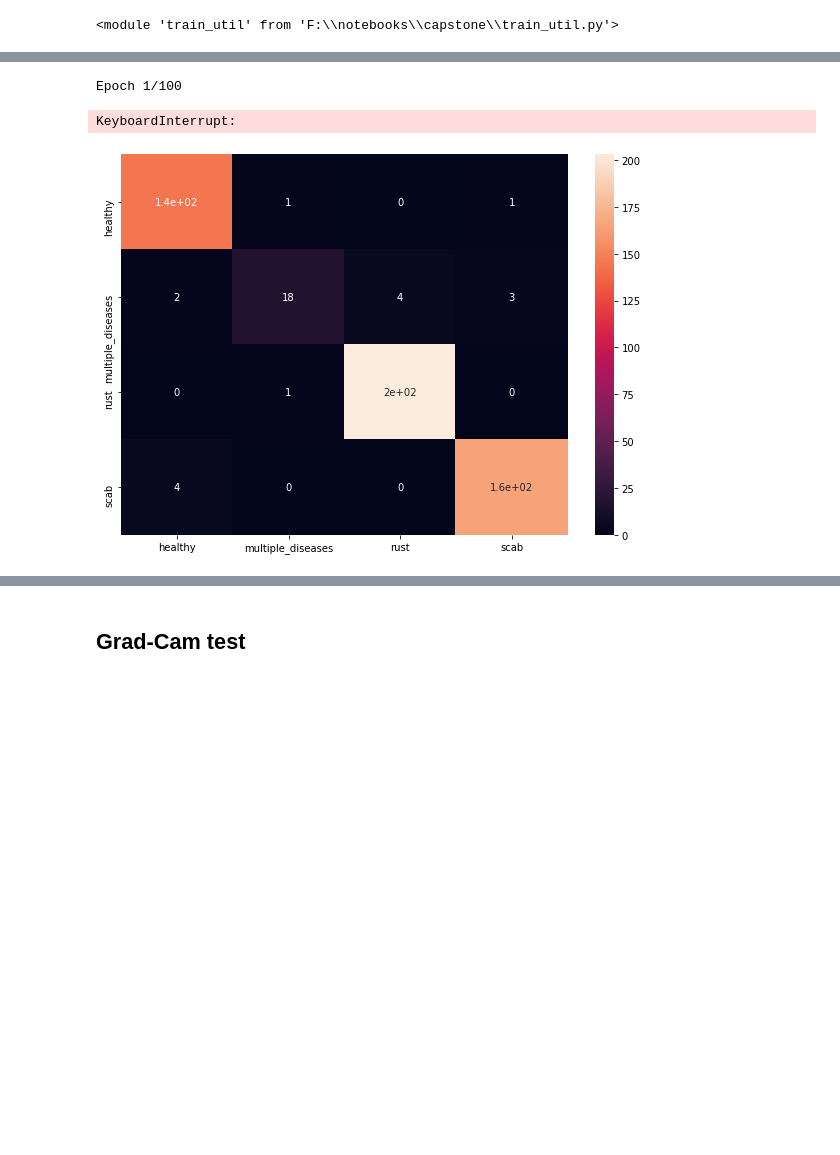
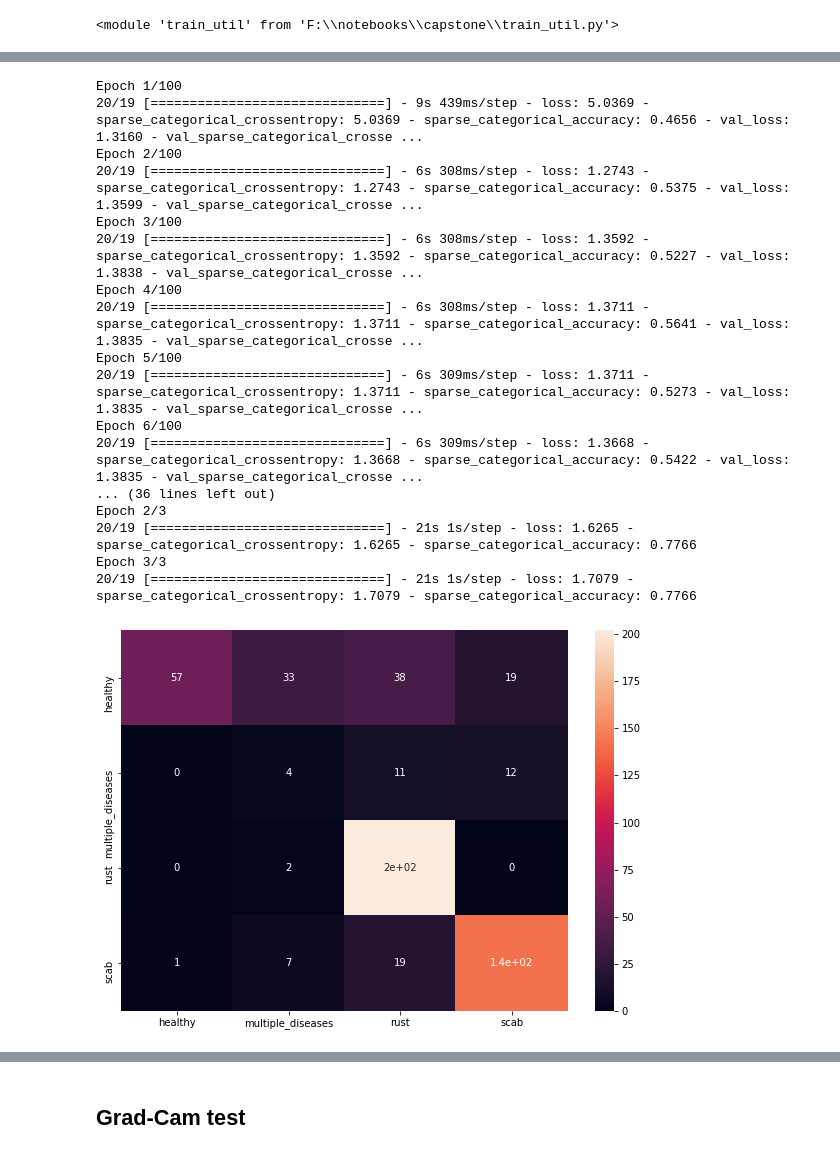
Before and after one commit to louis-li/PlantDiseaseDetection, a Jupyter notebook: 4. CL Cleaned.ipynb, the cells around one changed output, grey strips where cells are left out. Saved outputs shown, nothing was run; the diff lists cells and outputs as text; code cells hidden in the pictures; blank space fills up the shorter version.

Commit message:
updated transfer learning and submission

```diff
--- a/4. CL Cleaned.ipynb
+++ b/4. CL Cleaned.ipynb
@@ -66,6 +66,6 @@ _________________________________________________________________
 # %%
-model = train_util.train(model = model, data = data, batch_size = 32, warmup_epoch = 5,
-                         total_epoch = 5, lr = 0.001,  temperature=0.1)
+model = train_util.train(model = model, data = data, batch_size = 32, warmup_epoch = 10,
+                         total_epoch = 10, lr = 0.001,  temperature=0.2)
 # %% [output]
 ********************************************************************
 **                        Warmup Epoch: 0                         **
@@ -88,16 +88,30 @@ loss 0.08
 x2 = keras.layers.GlobalAveragePooling2D()(model.layers[-4].output)
 outputs2 = keras.layers.Dense(4)(x2)
 model2 = keras.Model(model.layers[1].input, outputs2)
-# %%
-import train_tl
-reload(train_tl)
-model2 = train_tl.train_tl(model2)
-# %% [output]
-Epoch 1/100
-KeyboardInterrupt:
-# %%
-import util
-util.showConfusionMatrix(model2, x_val, y_val)
-# %% [output]
-[figure, removed]
+# %%
+import train_tl
+from importlib import reload
+reload(train_tl)
+model_name = f'CL_{model.layers[1].name}_{datetime.datetime.now().strftime("%Y-%m-%d_%H-%M-%S")}'
+submission_file = f"submissions/{model_name}.csv"
+model2, history = train_tl.train_tl(model2, submission_filename = submission_file)
+# %% [output]
+Epoch 1/100
+20/19 [==============================] - 9s 439ms/step - loss: 5.0369 - sparse_categorical_crossentropy: 5.0369 - sparse_categorical_accuracy: 0.4656 - val_loss: 1.3160 - val_sparse_categorical_crosse ...
+Epoch 2/100
+20/19 [==============================] - 6s 308ms/step - loss: 1.2743 - sparse_categorical_crossentropy: 1.2743 - sparse_categorical_accuracy: 0.5375 - val_loss: 1.3599 - val_sparse_categorical_crosse ...
+Epoch 3/100
+20/19 [==============================] - 6s 308ms/step - loss: 1.3592 - sparse_categorical_crossentropy: 1.3592 - sparse_categorical_accuracy: 0.5227 - val_loss: 1.3838 - val_sparse_categorical_crosse ...
+Epoch 4/100
+20/19 [==============================] - 6s 308ms/step - loss: 1.3711 - sparse_categorical_crossentropy: 1.3711 - sparse_categorical_accuracy: 0.5641 - val_loss: 1.3835 - val_sparse_categorical_crosse ...
+Epoch 5/100
+20/19 [==============================] - 6s 309ms/step - loss: 1.3711 - sparse_categorical_crossentropy: 1.3711 - sparse_categorical_accuracy: 0.5273 - val_loss: 1.3835 - val_sparse_categorical_crosse ...
+Epoch 6/100
+20/19 [==============================] - 6s 309ms/step - loss: 1.3668 - sparse_categorical_crossentropy: 1.3668 - sparse_categorical_accuracy: 0.5422 - val_loss: 1.3835 - val_sparse_categorical_crosse ...
+... (36 lines left out)
+Epoch 2/3
+20/19 [==============================] - 21s 1s/step - loss: 1.6265 - sparse_categorical_crossentropy: 1.6265 - sparse_categorical_accuracy: 0.7766
+Epoch 3/3
+20/19 [==============================] - 21s 1s/step - loss: 1.7079 - sparse_categorical_crossentropy: 1.7079 - sparse_categorical_accuracy: 0.7766
+[figure, added]
 # %%
```
Also changed, not shown: parts of 14 cells of this notebook, 2 other files.
